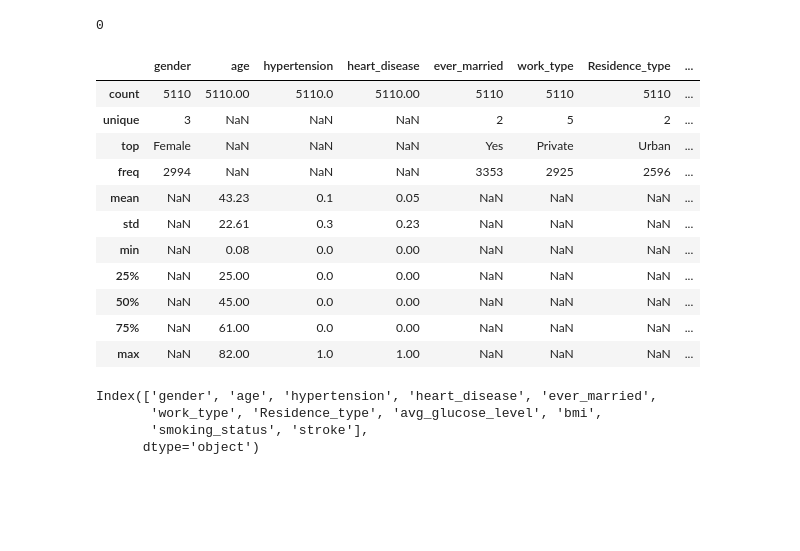
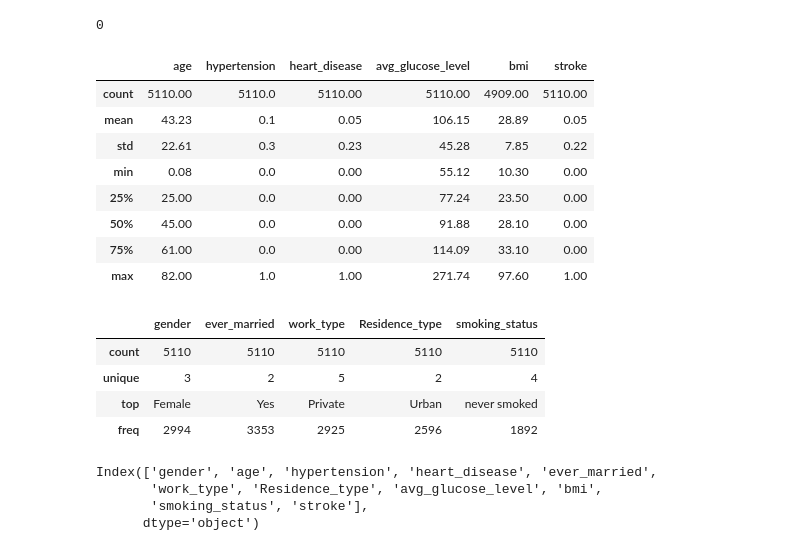
Before and after one commit to arturogzm93/ML-Stroke-Prediction, a Jupyter notebook: Stroke Prediction.ipynb, the cells around one changed output. Saved outputs shown, nothing was run; the diff lists cells and outputs as text; code cells hidden in the pictures; blank space fills up the shorter version.

```diff
--- a/Stroke Prediction.ipynb
+++ b/Stroke Prediction.ipynb
@@ -130,22 +130,29 @@ df.duplicated().sum()
 # %% [output]
 0
 # %%
-# ESTADISTICOS DEL DATAFRAME
+# ESTADISTICOS VARIABLES NUMERICAS DEL DATAFRAME
 
-round(df.describe(include='all'), 2)
+round(df.describe(), 2)
 # %% [output]
-|  | gender | age | hypertension | heart_disease | ever_married | work_type | Residence_type | ... |
-| count | 5110 | 5110.00 | 5110.0 | 5110.00 | 5110 | 5110 | 5110 | ... |
-| unique | 3 | NaN | NaN | NaN | 2 | 5 | 2 | ... |
-| top | Female | NaN | NaN | NaN | Yes | Private | Urban | ... |
-| freq | 2994 | NaN | NaN | NaN | 3353 | 2925 | 2596 | ... |
-| mean | NaN | 43.23 | 0.1 | 0.05 | NaN | NaN | NaN | ... |
-| std | NaN | 22.61 | 0.3 | 0.23 | NaN | NaN | NaN | ... |
-| min | NaN | 0.08 | 0.0 | 0.00 | NaN | NaN | NaN | ... |
-| 25% | NaN | 25.00 | 0.0 | 0.00 | NaN | NaN | NaN | ... |
-| 50% | NaN | 45.00 | 0.0 | 0.00 | NaN | NaN | NaN | ... |
-| 75% | NaN | 61.00 | 0.0 | 0.00 | NaN | NaN | NaN | ... |
-| max | NaN | 82.00 | 1.0 | 1.00 | NaN | NaN | NaN | ... |
+|  | age | hypertension | heart_disease | avg_glucose_level | bmi | stroke |
+| count | 5110.00 | 5110.0 | 5110.00 | 5110.00 | 4909.00 | 5110.00 |
+| mean | 43.23 | 0.1 | 0.05 | 106.15 | 28.89 | 0.05 |
+| std | 22.61 | 0.3 | 0.23 | 45.28 | 7.85 | 0.22 |
+| min | 0.08 | 0.0 | 0.00 | 55.12 | 10.30 | 0.00 |
+| 25% | 25.00 | 0.0 | 0.00 | 77.24 | 23.50 | 0.00 |
+| 50% | 45.00 | 0.0 | 0.00 | 91.88 | 28.10 | 0.00 |
+| 75% | 61.00 | 0.0 | 0.00 | 114.09 | 33.10 | 0.00 |
+| max | 82.00 | 1.0 | 1.00 | 271.74 | 97.60 | 1.00 |
+# %%
+# ESTADISTICOS VARIABLES CATEGORICAS DEL DATAFRAME
+
+df.describe(exclude=['int64', 'float64'])
+# %% [output]
+|  | gender | ever_married | work_type | Residence_type | smoking_status |
+| count | 5110 | 5110 | 5110 | 5110 | 5110 |
+| unique | 3 | 2 | 5 | 2 | 4 |
+| top | Female | Yes | Private | Urban | never smoked |
+| freq | 2994 | 3353 | 2925 | 2596 | 1892 |
 # %%
 # LISTA DE COLUMNAS
 
```
Also changed, not shown: parts of 3 cells of this notebook.
